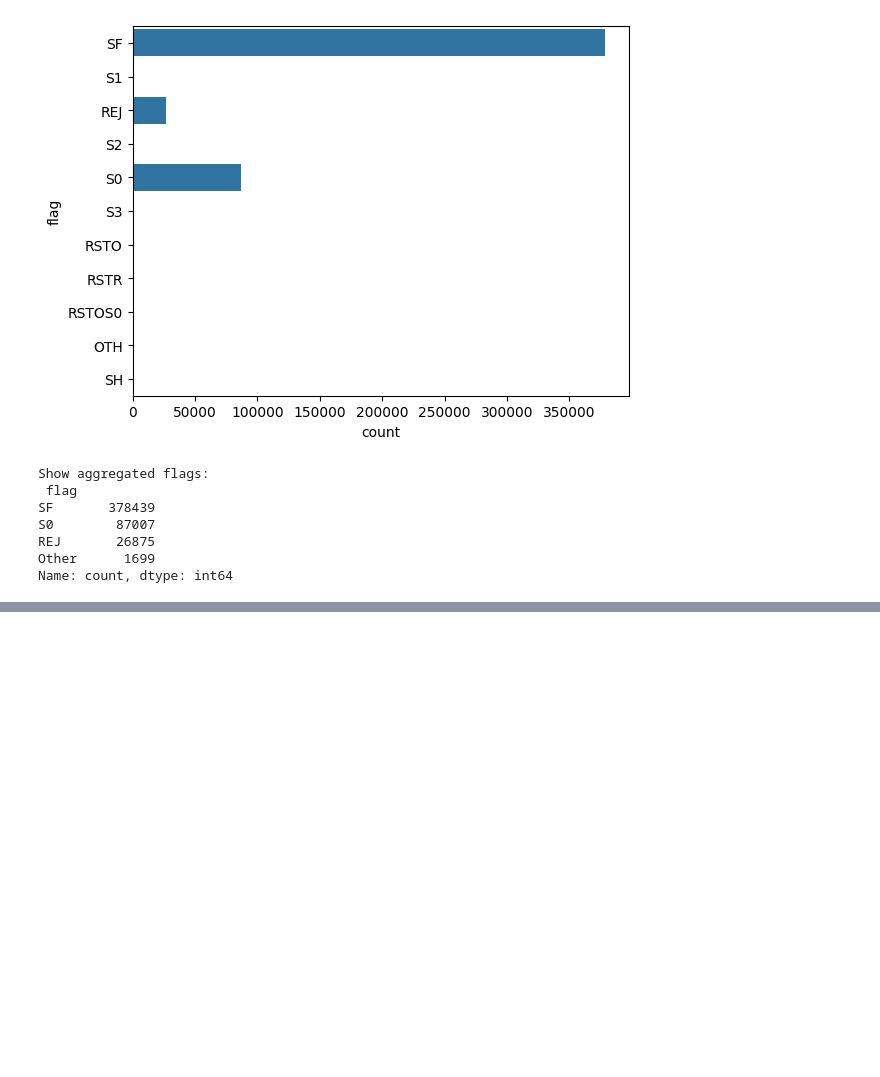
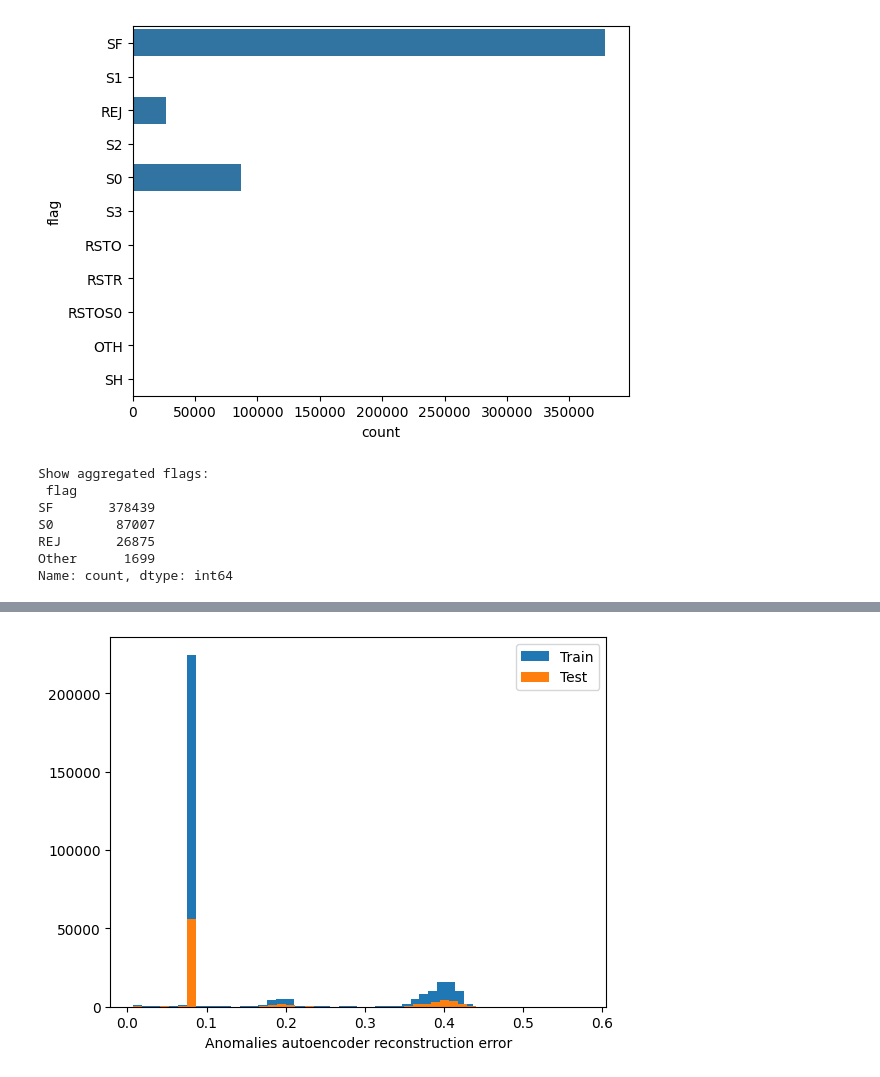
Before and after one commit to jancewicz/PJATK---Artificial-Intelligence-Postgraduate-Studies-, a Jupyter notebook: keras/pawel_jancewicz_pr8_2026/network_traffic/network_traffic.ipynb, the cells around one changed output, grey strips where cells are left out. Cells and saved outputs as stored; diff of their text form; code cells hidden in the pictures; blank space fills up the shorter version.

```diff
--- a/keras/pawel_jancewicz_pr8_2026/network_traffic/network_traffic.ipynb
+++ b/keras/pawel_jancewicz_pr8_2026/network_traffic/network_traffic.ipynb
@@ -245,0 +479,10 @@ X_test_anom = X_test_anom.drop(["outcome"], axis=1)
+# %%
+
+
+plt.hist(train_anom_re, bins=50, label='Train')
+plt.hist(test_anom_re, bins=50, label='Test')
+plt.xlabel('Anomalies autoencoder reconstruction error')
+plt.legend()
+plt.show()
+# %% [output]
+[figure, added]
```
Also changed, not shown: parts of 18 cells of this notebook.
